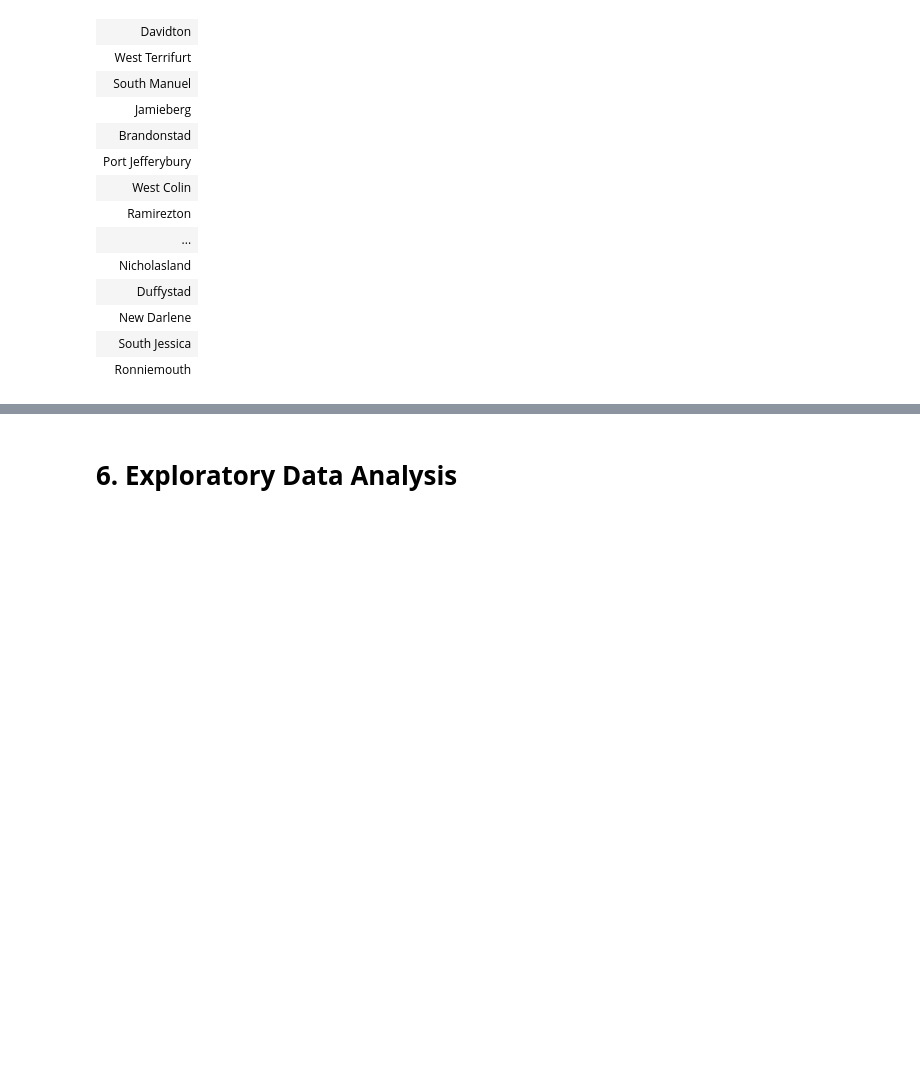
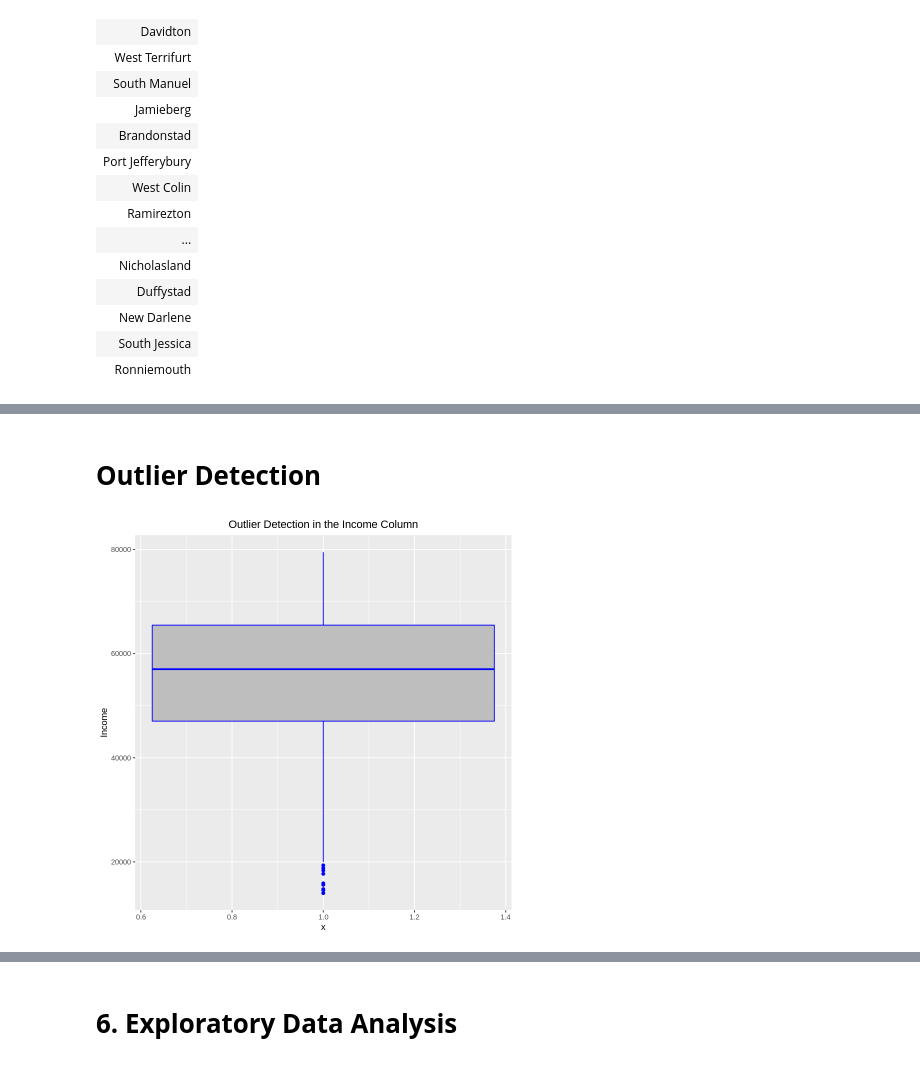
Before and after one commit to Obreintelly/Univariate_Bivariate_Analysis_in_R, a Jupyter notebook: Univariate_Bivariate_Analysis_with_R.ipynb, the cells around one changed output, grey strips where cells are left out. Cells and saved outputs as stored; diff of their text form; code cells hidden in the pictures; blank space fills up the shorter version.

```diff
--- a/Univariate_Bivariate_Analysis_with_R.ipynb
+++ b/Univariate_Bivariate_Analysis_with_R.ipynb
@@ -289,0 +341,10 @@ levels(advert$Clicks) <- c("Yes", "No")
+# %% [markdown]
+# **Outlier Detection**
+# %%
+#Checking for Outliers in the Income Column
+advert %>%
+  ggplot(aes(x= 1, y=Income)) +
+  geom_boxplot(fill = "grey", color= 'blue') +
+  ggtitle("Outlier Detection in the Income Column") + theme(plot.title = element_text(hjust = 0.5))
+# %% [output]
+[figure, added]
```
Also changed, not shown: parts of 40 cells of this notebook.
